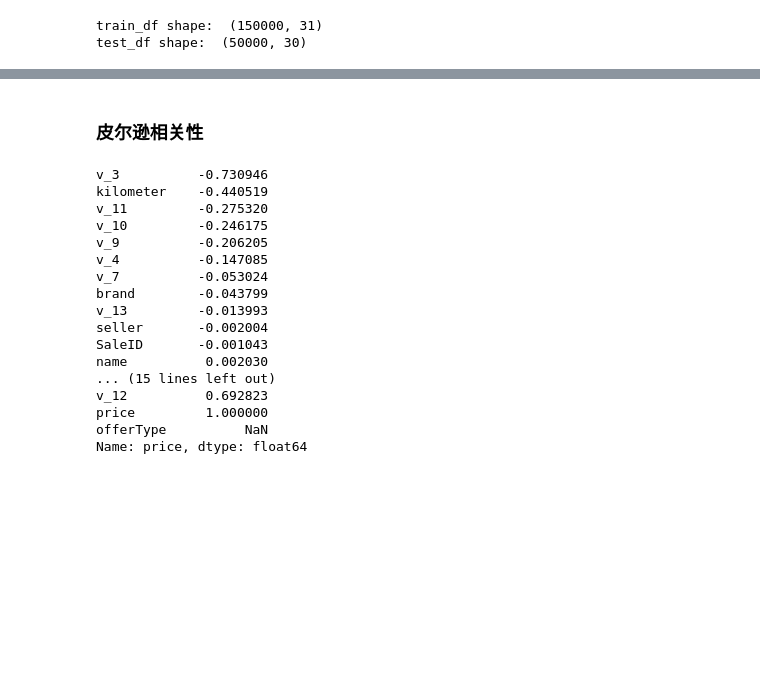
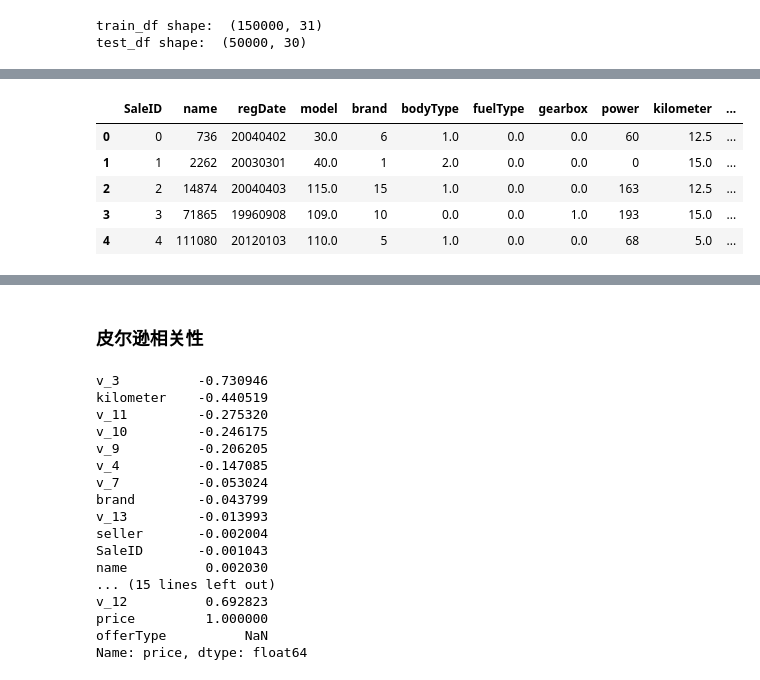
Before and after one commit to clelandgt/machine_learning, a Jupyter notebook: competitions/tianchi/used_car/eda.ipynb, the cells around one changed output, grey strips where cells are left out. Saved outputs shown, nothing was run; the diff lists cells and outputs as text; code cells hidden in the pictures; blank space fills up the shorter version.

```diff
--- a/competitions/tianchi/used_car/eda.ipynb
+++ b/competitions/tianchi/used_car/eda.ipynb
@@ -65,0 +142,9 @@ test_df shape:  (50000, 30)
+# %%
+train_df.head(5)
+# %% [output]
+|  | SaleID | name | regDate | model | brand | bodyType | fuelType | gearbox | power | kilometer | ... |
+| 0 | 0 | 736 | 20040402 | 30.0 | 6 | 1.0 | 0.0 | 0.0 | 60 | 12.5 | ... |
+| 1 | 1 | 2262 | 20030301 | 40.0 | 1 | 2.0 | 0.0 | 0.0 | 0 | 15.0 | ... |
+| 2 | 2 | 14874 | 20040403 | 115.0 | 15 | 1.0 | 0.0 | 0.0 | 163 | 12.5 | ... |
+| 3 | 3 | 71865 | 19960908 | 109.0 | 10 | 0.0 | 0.0 | 1.0 | 193 | 15.0 | ... |
+| 4 | 4 | 111080 | 20120103 | 110.0 | 5 | 1.0 | 0.0 | 0.0 | 68 | 5.0 | ... |
```
Also changed, not shown: parts of 36 cells of this notebook, 2 other files.
